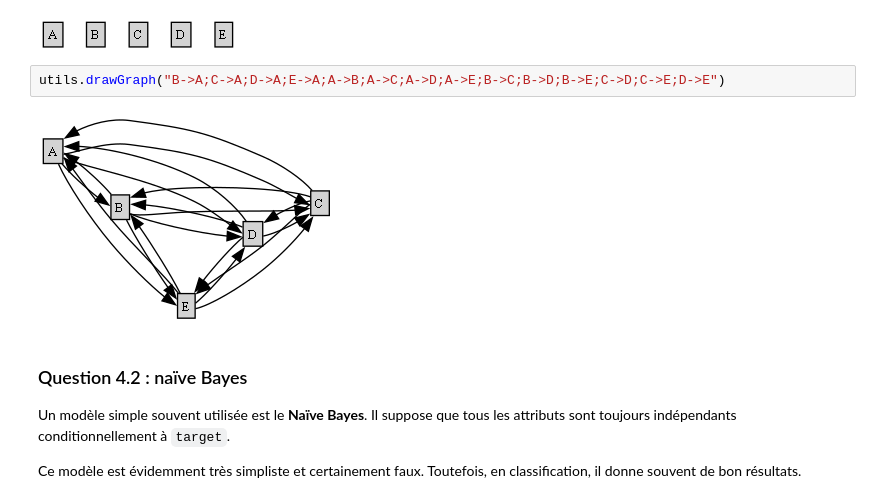
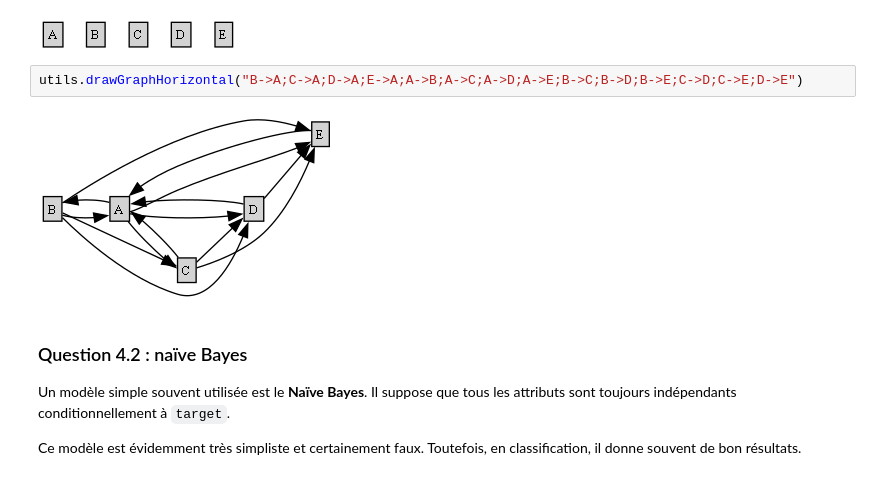
Before and after one commit to Saracas-Code/CLASSIFICATIONS-PROBABILISTES, a Jupyter notebook: projet3-3i005.ipynb, the cells around one changed output. Cells and saved outputs as stored; diff of their text form.

```diff
--- a/projet3-3i005.ipynb
+++ b/projet3-3i005.ipynb
@@ -431,9 +431,9 @@ utils.drawGraph("A;B;C;D;E") # ce graphe n'est qu'un exemple
 # %% [output]
 [figure]
 # %%
-utils.drawGraph("B->A;C->A;D->A;E->A;A->B;A->C;A->D;A->E;B->C;B->D;B->E;C->D;C->E;D->E")
+utils.drawGraphHorizontal("B->A;C->A;D->A;E->A;A->B;A->C;A->D;A->E;B->C;B->D;B->E;C->D;C->E;D->E")
 # %% [output]
-[figure, old version]
+[figure, new version]
 # %% [markdown]
 ### Question 4.2 : naïve Bayes
 
```
Also changed, not shown: parts of 2 cells of this notebook, 1 other file.
